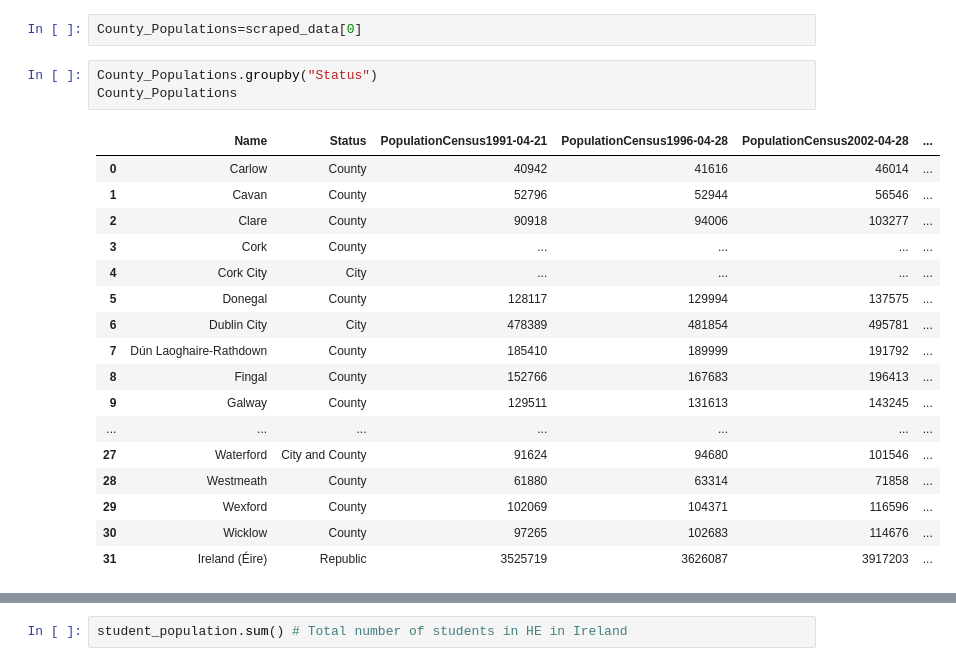
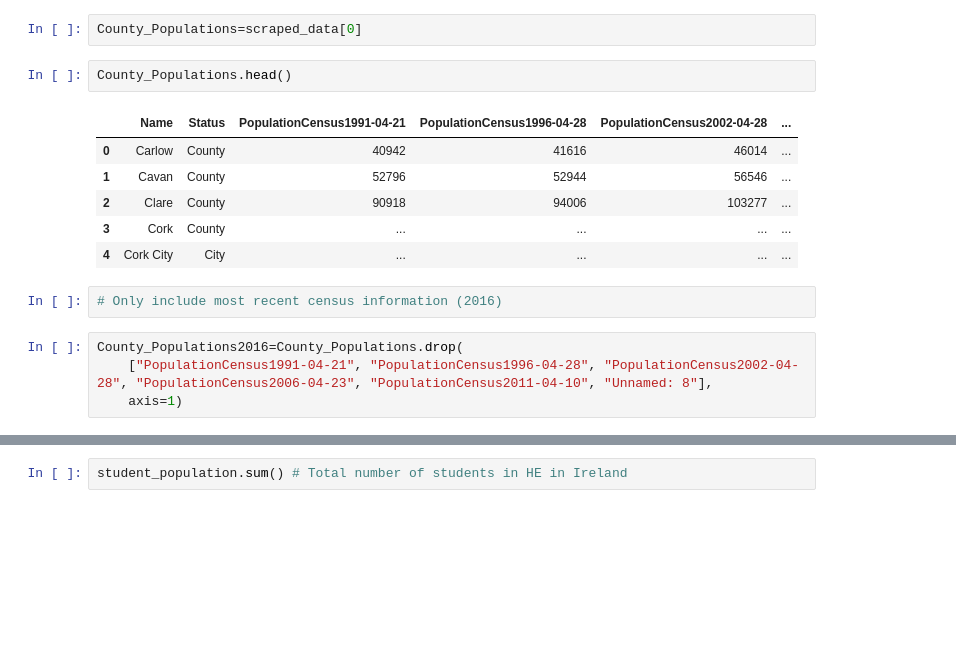
Before and after one commit to rhayeswaterford/UCDProject, a Jupyter notebook: Richard Hayes UCD Project.ipynb, the cells around one changed output, grey strips where cells are left out. Drawn from its saved outputs; the diff is of its cells as text; blank space fills up the shorter version.

```diff
--- a/Richard Hayes UCD Project.ipynb
+++ b/Richard Hayes UCD Project.ipynb
@@ -45,23 +29,17 @@ print(len(scraped_data))
 # %%
 County_Populations=scraped_data[0]
 # %%
-County_Populations.groupby("Status")
-County_Populations
+County_Populations.head()
 # %% [output]
 |  | Name | Status | PopulationCensus1991-04-21 | PopulationCensus1996-04-28 | PopulationCensus2002-04-28 | ... |
 | 0 | Carlow | County | 40942 | 41616 | 46014 | ... |
 | 1 | Cavan | County | 52796 | 52944 | 56546 | ... |
 | 2 | Clare | County | 90918 | 94006 | 103277 | ... |
 | 3 | Cork | County | ... | ... | ... | ... |
 | 4 | Cork City | City | ... | ... | ... | ... |
-| 5 | Donegal | County | 128117 | 129994 | 137575 | ... |
-| 6 | Dublin City | City | 478389 | 481854 | 495781 | ... |
-| 7 | Dún Laoghaire-Rathdown | County | 185410 | 189999 | 191792 | ... |
-| 8 | Fingal | County | 152766 | 167683 | 196413 | ... |
-| 9 | Galway | County | 129511 | 131613 | 143245 | ... |
-| ... | ... | ... | ... | ... | ... | ... |
-| 27 | Waterford | City and County | 91624 | 94680 | 101546 | ... |
-| 28 | Westmeath | County | 61880 | 63314 | 71858 | ... |
-| 29 | Wexford | County | 102069 | 104371 | 116596 | ... |
-| 30 | Wicklow | County | 97265 | 102683 | 114676 | ... |
-| 31 | Ireland (Éire) | Republic | 3525719 | 3626087 | 3917203 | ... |
+# %%
+# Only include most recent census information (2016)
+# %%
+County_Populations2016=County_Populations.drop(
+    ["PopulationCensus1991-04-21", "PopulationCensus1996-04-28", "PopulationCensus2002-04-28", "PopulationCensus2006-04-23", "PopulationCensus2011-04-10", "Unnamed: 8"],
+    axis=1)
```
Also changed, not shown: parts of 56 cells of this notebook.
